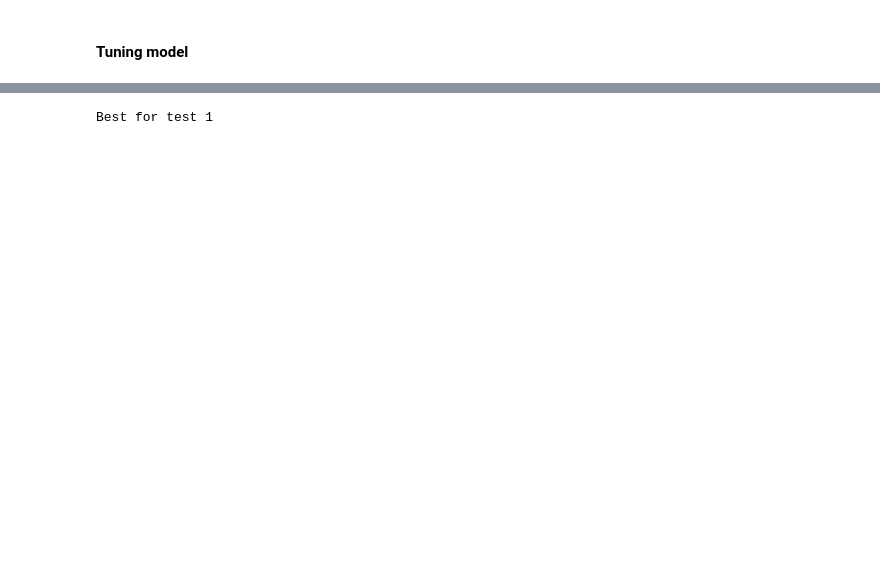
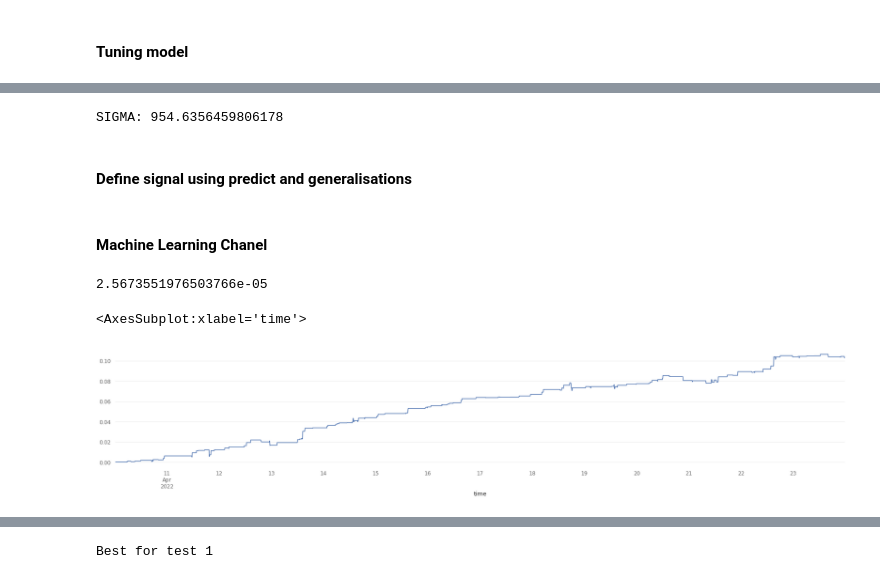
Before and after one commit to sergio12S/youtoube, a Jupyter notebook: regressionProblem.ipynb, the cells around one changed output, grey strips where cells are left out. Saved outputs shown, nothing was run; the diff lists cells and outputs as text; code cells hidden in the pictures; blank space fills up the shorter version.

```diff
--- a/regressionProblem.ipynb
+++ b/regressionProblem.ipynb
@@ -157,0 +221,29 @@ Best for train 4
+# %%
+polynomial_features = PolynomialFeatures(degree=best_degree)
+x_poly = polynomial_features.fit_transform(scaler.transform(train_strategy[FEATURES]))
+y_poly_pred = model.predict(x_poly)
+y_pred = model.predict(polynomial_features.fit_transform(standardised_X_train))
+SIGMA = np.std(y_poly_pred)
+print('SIGMA:', SIGMA)
+# %% [output]
+SIGMA: 954.6356459806178
+# %% [markdown]
+#### Define signal using predict and generalisations
+# %%
+WINDOW = 50
+
+polynomial_features = PolynomialFeatures(degree=best_degree)
+x_poly_test = polynomial_features.fit_transform(scaler.transform(train_strategy[FEATURES]))
+
+train_strategy['prediction'] = model.predict(x_poly_test)
+# generalisations signal
+train_strategy['bottom_line'] = train_strategy['prediction'].rolling(window=WINDOW).min()
+train_strategy['upper_line'] = train_strategy['prediction'].rolling(window=WINDOW).max()
+# predict signal
+train_strategy['signal'] = np.where(train_strategy['close'] < train_strategy['bottom_line'], 1, 0)
+train_strategy['signal'] = np.where(train_strategy['close'] > train_strategy['upper_line'], -1, train_strategy['signal'])
+
+train_strategy['entry_long'] = np.where(train_strategy['signal'] == 1, True, False)
+train_strategy['entry_short'] = np.where(train_strategy['signal'] == -1, True, False)
+# %% [markdown]
+#### Machine Learning Chanel
@@ -157,0 +266,10 @@ Best for train 4
+# %%
+train_strategy['returns'] = train_strategy['signal'] * \
+    train_strategy['close'].pct_change().shift(-1)
+print(train_strategy['returns'].mean())
+train_strategy['cum_returns'] = train_strategy['returns'].cumsum()
+train_strategy['cum_returns'].plot(figsize=(30, 5))
+# %% [output]
+2.5673551976503766e-05
+<AxesSubplot:xlabel='time'>
+[figure, added]
```
Also changed, not shown: parts of 31 cells of this notebook, 1 other file.
